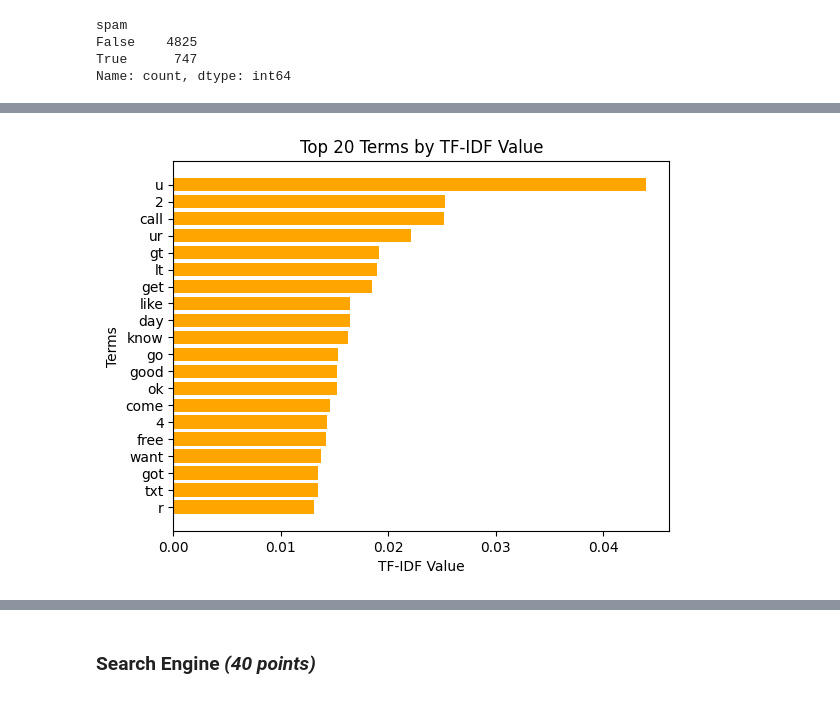
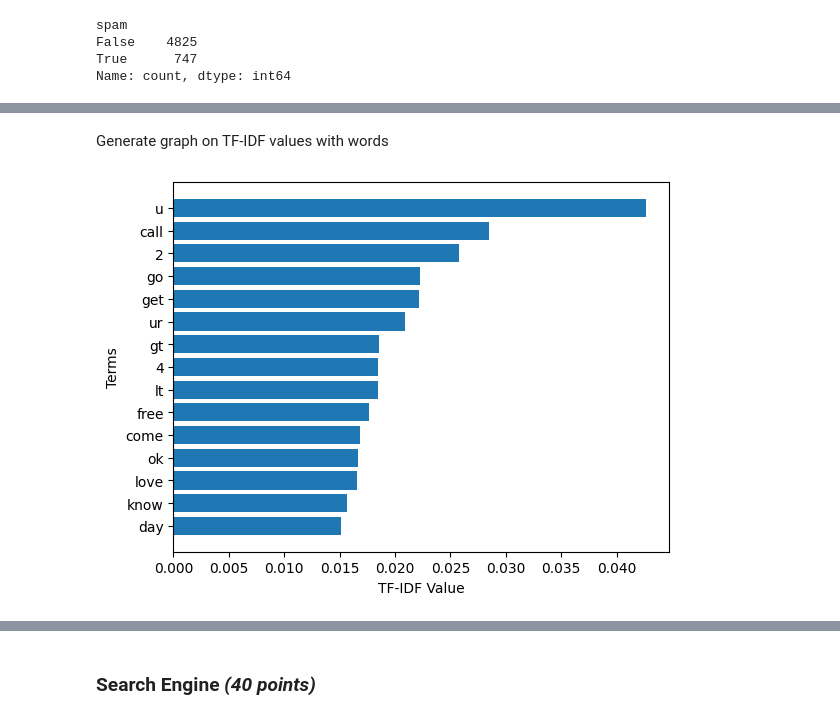
Before and after one commit to jdai01/CAI_NatL, a Jupyter notebook: Assignment 2/Assignment_2.ipynb, the cells around one changed output, grey strips where cells are left out. Saved outputs shown, nothing was run; the diff lists cells and outputs as text; code cells hidden in the pictures.

Commit message:
A2: Q1 semi-completed. only model fails to accurately predict

```diff
--- a/Assignment 2/Assignment_2.ipynb
+++ b/Assignment 2/Assignment_2.ipynb
@@ -286,21 +301,45 @@ plt.show()
-# %%
-test_model = NavieBayesClassifier()
-test_model.train(test_df)
-
-# Get the sorted terms and their TF-IDF values
-sorted_terms = sorted(test_model.words_counter.keys(), key=lambda word: test_model.tf_idf(word), reverse=True)
-
-# Get the top N terms to plot (adjust N as needed)
-top_n = 20
-top_terms = sorted_terms[:top_n]
-top_tfidf = [test_model.tf_idf(word) for word in top_terms]
-
-# Create the plot
-plt.barh(top_terms, top_tfidf, color='orange')
-plt.xlabel('TF-IDF Value')
-plt.ylabel('Terms')
-plt.title('Top 20 Terms by TF-IDF Value (Test Data)')
-plt.gca().invert_yaxis()  # Invert y-axis to display the highest values at the top
-plt.show()
-# %% [output]
-[figure, removed]
+# %% [markdown]
+Generate graph on TF-IDF values with words
+# %%
+class NBC_only_tokenization(NavieBayesClassifier):
+
+    def __init__(self):
+        super().__init__()
+
+    def preprocess(self, corpus):
+        """
+        To preprocess words
+        1. Tokenisation
+        2. Stop words removal
+        3. Stemming
+        """
+        stop_words = stopwords.words('english')
+
+        words = self.tokenize(corpus) # tokenize words
+        # words = [word for word in words if word not in stop_words] # remove stop words
+        # words = [PorterStemmer().stem(word) for word in words] # Stemming
+        return words
+# %%
+def return_top_terms_tfidf(model, n=15):
+    sorted_terms = sorted(model.words_counter.keys(), key=lambda word: model.tf_idf(word), reverse=True)
+    top_terms = sorted_terms[:n]
+    top_tfidf = [model.tf_idf(word) for word in top_terms]
+
+    return top_terms, top_tfidf
+
+train_terms, train_tfidf = return_top_terms_tfidf(model)
+
+model2 = NBC_only_tokenization()
+model2.train(train_df)
+train_terms_2, train_tfidf_2 = return_top_terms_tfidf(model2)
+
+# Create the plot
+plt.barh(train_terms, train_tfidf, label='full preporcessing')
+plt.xlabel('TF-IDF Value')
+plt.ylabel('Terms')
+ax = plt.gca()
+ax.invert_yaxis()
+plt.savefig('output/preprocessing_all.png')
+plt.show()
+# %% [output]
+[figure, added]
```
Also changed, not shown: parts of 7 cells of this notebook, 3 other files.
